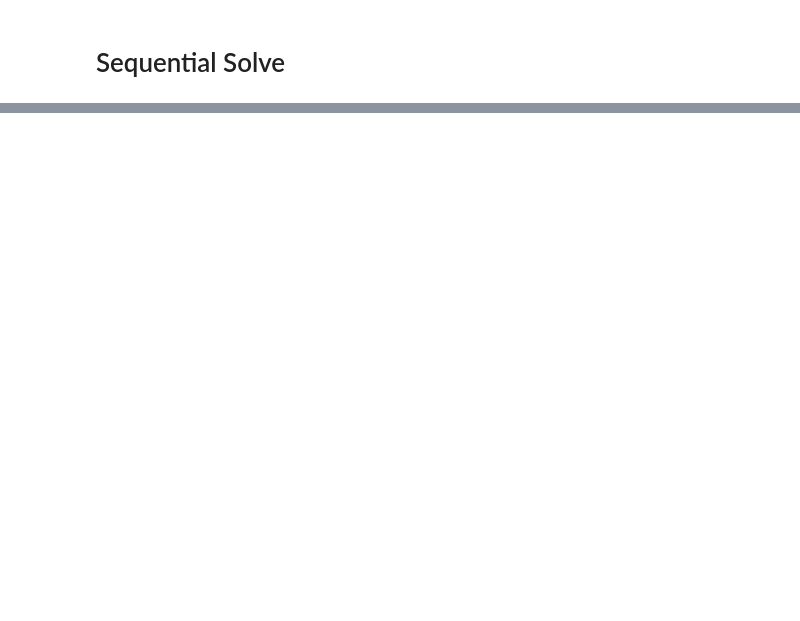
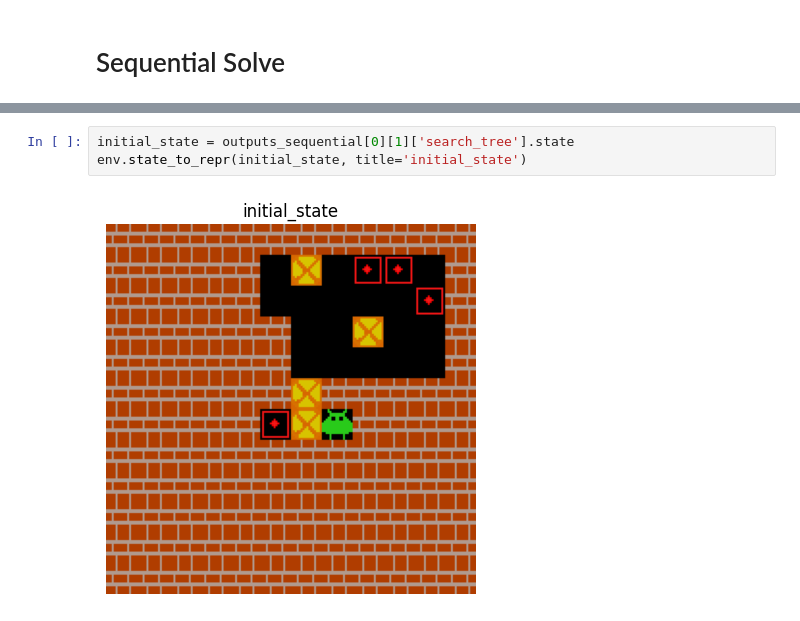
Before and after one commit to mtyrolski/CaRL, a Jupyter notebook: examples/adaptive_solve_sokoban.ipynb, the cells around one changed output, grey strips where cells are left out. Drawn from its saved outputs; the diff is of its cells as text; blank space fills up the shorter version.

```diff
--- a/examples/adaptive_solve_sokoban.ipynb
+++ b/examples/adaptive_solve_sokoban.ipynb
@@ -174,0 +178,5 @@ display_solutions(outputs_sequential)
+# %%
+initial_state = outputs_sequential[0][1]['search_tree'].state
+env.state_to_repr(initial_state, title='initial_state')
+# %% [output]
+[figure, added]
```
Also changed, not shown: parts of 10 cells of this notebook, 5 other files.
